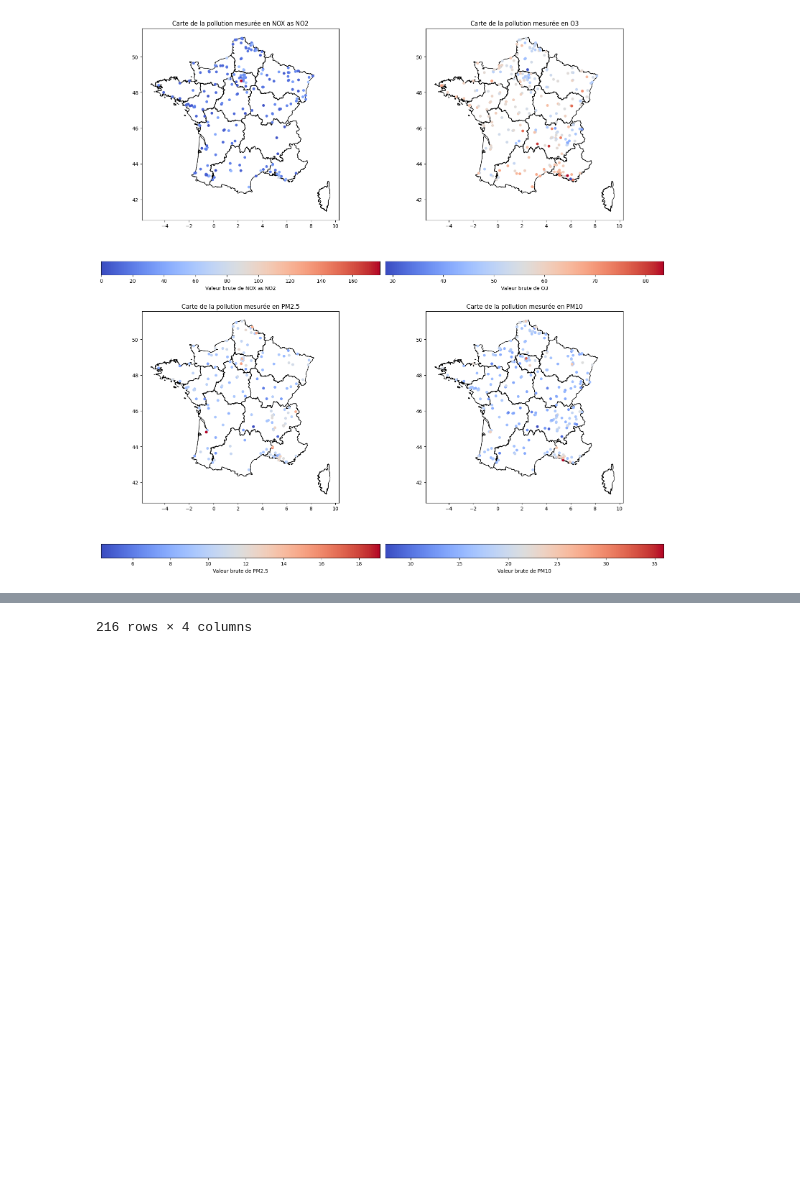
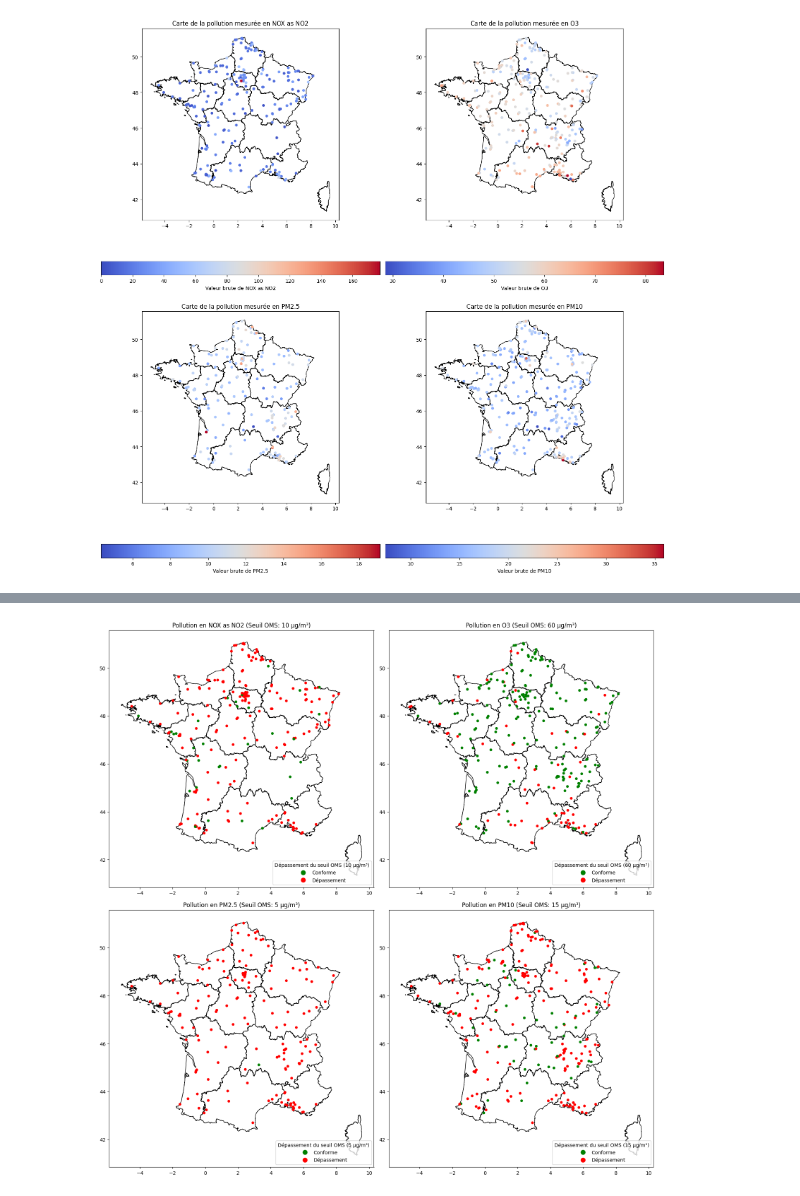
Before and after one commit to TheoSan75/Projet_Python_ENSAE_2A, a Jupyter notebook: projet.ipynb, the cells around one changed output, grey strips where cells are left out. Cells and saved outputs as stored; diff of their text form; code cells hidden in the pictures; blank space fills up the shorter version.

Commit message:
Ajout cartes seuil OMS

```diff
--- a/projet.ipynb
+++ b/projet.ipynb
@@ -525,7 +525,75 @@ plt.show()
 # %% [output]
 [figure]
 # %%
-geodair_NOX = geodair_metro.loc[geodair_metro["Polluant"] == "NOX as NO2", :].groupby(["CODGEO", "Latitude_commune", "Longitude_commune"]).agg({"valeur brute": "mean"}).reset_index()
-geodair_NOX.columns
-geodair_NOX
+import geopandas as gpd
+import matplotlib.pyplot as plt
+import matplotlib.colors as mcolors
+
+# Seils OMS pour chaque polluant
+seuil_OMS = {"NOX as NO2": 10, "O3": 60, "PM2.5": 5, "PM10": 15}
+polluants = ["NOX as NO2", "O3", "PM2.5", "PM10"]
+
+# Téléchargement des frontières de la France
+france = carti_download(
+    values=["France"],
+    crs=4326,
+    borders="REGION",
+    vectorfile_format="geojson",
+    simplification=50,
+    filter_by="FRANCE_ENTIERE",
+    source="EXPRESS-COG-CARTO-TERRITOIRE",
+    year=2022
+)
+france = france.loc[france['INSEE_REG'] > 10]
+
+# Création d'une figure avec 4 sous-graphiques (2x2)
+fig, axes = plt.subplots(2, 2, figsize=(16, 16))
+axes = axes.flatten()
+
+# Palette de couleurs discrète (rouge = dépassement, vert = conforme)
+cmap = mcolors.ListedColormap(['green', 'red'])
+norm = mcolors.BoundaryNorm([0, 0.5, 1], 2)  # 0->vert, 1->rouge
+
+# Boucle sur chaque polluant
+for i, polluant in enumerate(polluants):
+    # Filtrage et agrégation
+    geodair_polluant = (
+        geodair_metro.loc[geodair_metro["Polluant"] == polluant, :]
+        .groupby(["CODGEO", "Latitude_commune", "Longitude_commune"])
+        .agg({"valeur brute": "mean"})
+        .reset_index()
+    )
+    # Ajout d'une colonne binaire pour le seuil
+    geodair_polluant["dépassement"] = geodair_polluant["valeur brute"] >= seuil_OMS[polluant]
+
+    # Création du GeoDataFrame
+    geodair_gdf = gpd.GeoDataFrame(
+        geodair_polluant,
+        geometry=gpd.points_from_xy(geodair_polluant["Longitude_commune"], geodair_polluant["Latitude_commune"]),
+        crs="EPSG:4326"
+    )
+
+    # Tracé des frontières
+    france.plot(ax=axes[i], edgecolor="black", facecolor="none")
+
+    # Tracé des points avec couleur selon le seuil
+    geodair_gdf.plot(
+        ax=axes[i],
+        column="dépassement",
+        cmap=cmap,
+        norm=norm,
+        markersize=20,
+        legend=True,
+        legend_kwds={
+            "loc": "lower right",
+            "title": f"Dépassement du seuil OMS ({seuil_OMS[polluant]} \u03BCg/m³)",
+            "labels": ["Conforme", "Dépassement"]
+        }
+    )
+
+    # Titre
+    axes[i].set_title(f"Pollution en {polluant} (Seuil OMS: {seuil_OMS[polluant]} \u03BCg/m³)")
+
+plt.tight_layout()
+plt.show()
 # %% [output]
@@ -544 +600 @@ geodair_NOX
-216 rows × 4 columns
+[figure, added]
```
Also changed, not shown: parts of 1 cell of this notebook.
